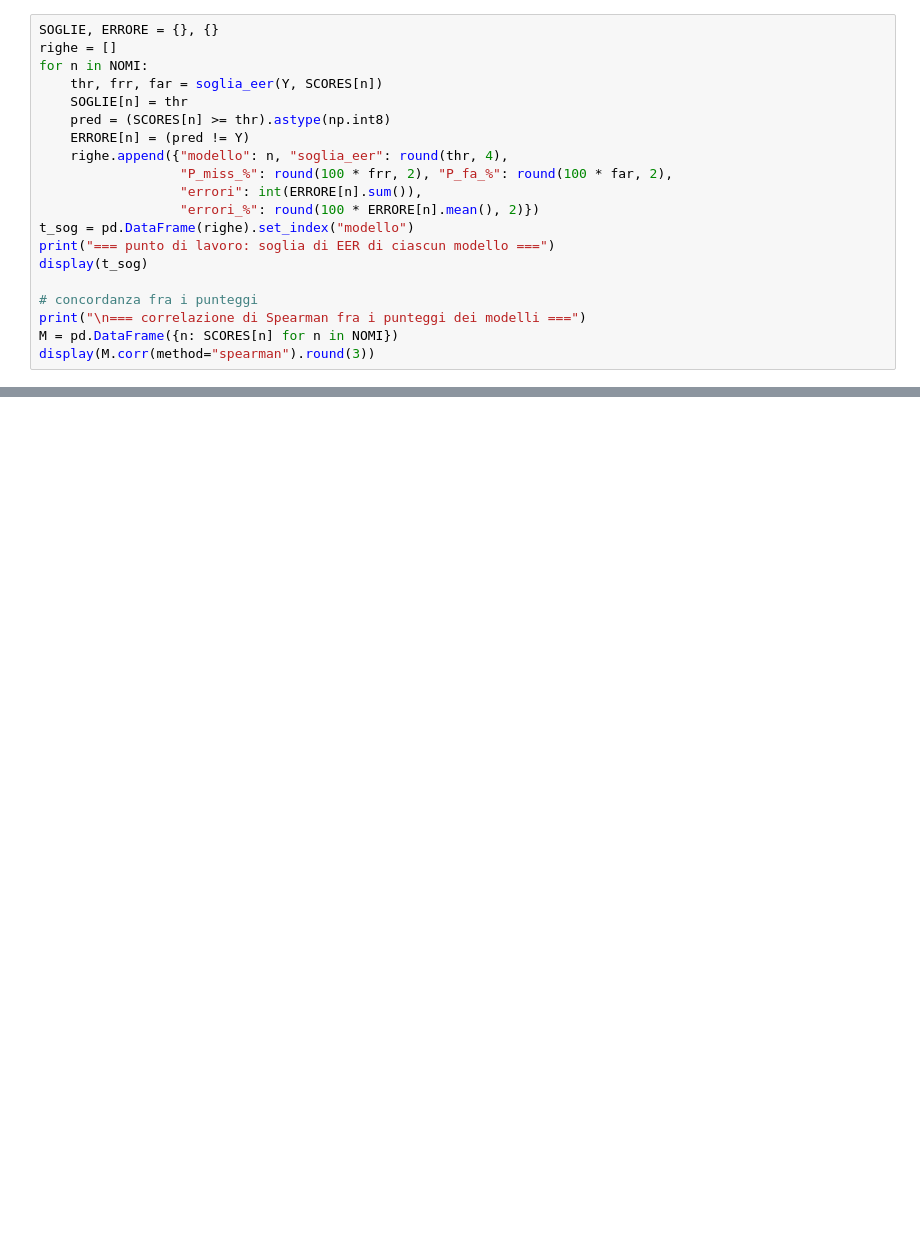
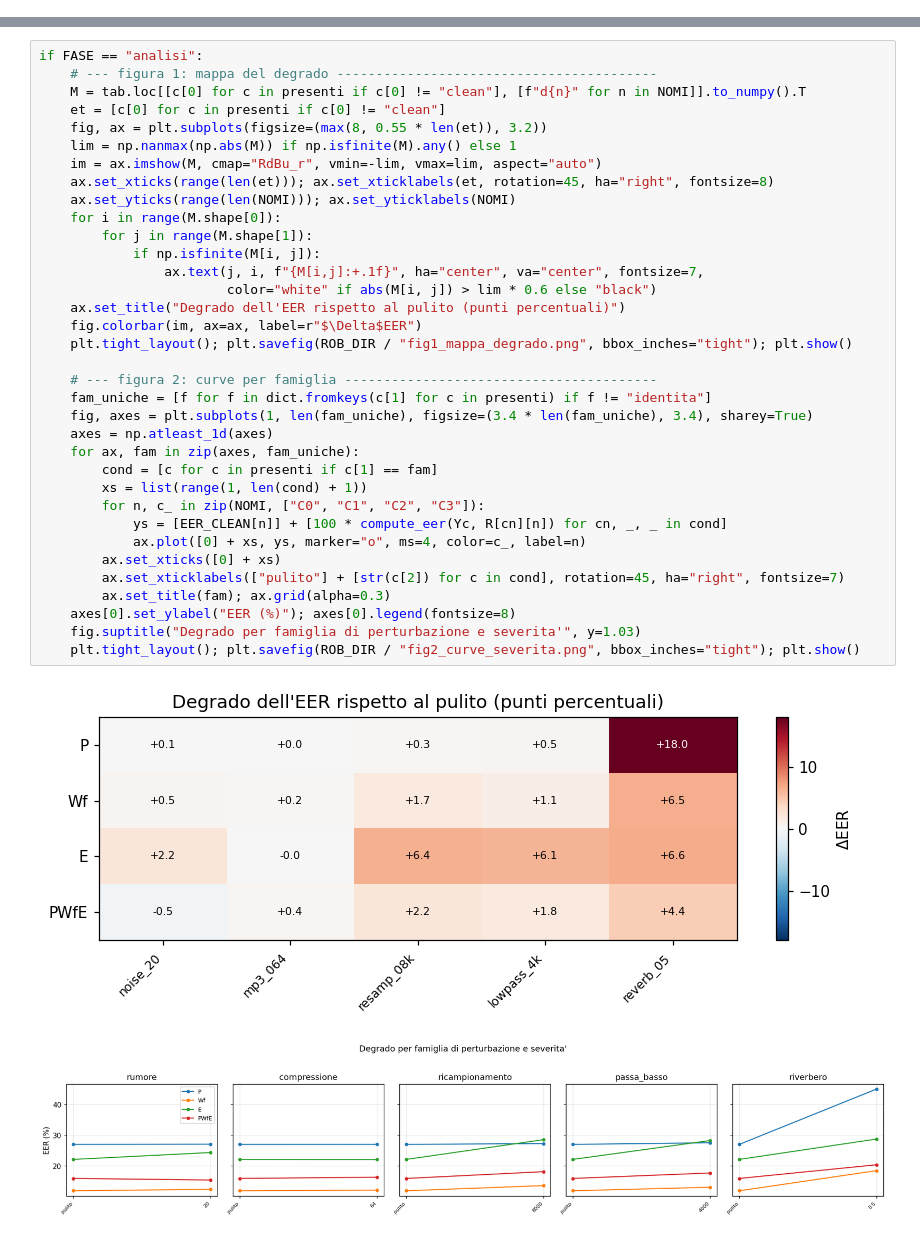
Before and after one commit to angelopaldino/DeepFake-audio-detection, a Jupyter notebook: Notebook/XAI/deepfakedetection.ipynb, the cells around one changed output, grey strips where cells are left out. Saved outputs shown, nothing was run; the diff lists cells and outputs as text; blank space fills up the shorter version.

```diff
--- a/Notebook/XAI/deepfakedetection.ipynb
+++ b/Notebook/XAI/deepfakedetection.ipynb
@@ -934,20 +0,0 @@ plt.show()
-# %%
-SOGLIE, ERRORE = {}, {}
-righe = []
-for n in NOMI:
-    thr, frr, far = soglia_eer(Y, SCORES[n])
-    SOGLIE[n] = thr
-    pred = (SCORES[n] >= thr).astype(np.int8)
-    ERRORE[n] = (pred != Y)
-    righe.append({"modello": n, "soglia_eer": round(thr, 4),
-                  "P_miss_%": round(100 * frr, 2), "P_fa_%": round(100 * far, 2),
-                  "errori": int(ERRORE[n].sum()),
-                  "errori_%": round(100 * ERRORE[n].mean(), 2)})
-t_sog = pd.DataFrame(righe).set_index("modello")
-print("=== punto di lavoro: soglia di EER di ciascun modello ===")
-display(t_sog)
-
-# concordanza fra i punteggi
-print("\n=== correlazione di Spearman fra i punteggi dei modelli ===")
-M = pd.DataFrame({n: SCORES[n] for n in NOMI})
-display(M.corr(method="spearman").round(3))
@@ -1468,0 +1048,38 @@ File prodotti:
+# %%
+if FASE == "analisi":
+    # --- figura 1: mappa del degrado -----------------------------------------
+    M = tab.loc[[c[0] for c in presenti if c[0] != "clean"], [f"d{n}" for n in NOMI]].to_numpy().T
+    et = [c[0] for c in presenti if c[0] != "clean"]
+    fig, ax = plt.subplots(figsize=(max(8, 0.55 * len(et)), 3.2))
+    lim = np.nanmax(np.abs(M)) if np.isfinite(M).any() else 1
+    im = ax.imshow(M, cmap="RdBu_r", vmin=-lim, vmax=lim, aspect="auto")
+    ax.set_xticks(range(len(et))); ax.set_xticklabels(et, rotation=45, ha="right", fontsize=8)
+    ax.set_yticks(range(len(NOMI))); ax.set_yticklabels(NOMI)
+    for i in range(M.shape[0]):
+        for j in range(M.shape[1]):
+            if np.isfinite(M[i, j]):
+                ax.text(j, i, f"{M[i,j]:+.1f}", ha="center", va="center", fontsize=7,
+                        color="white" if abs(M[i, j]) > lim * 0.6 else "black")
+    ax.set_title("Degrado dell'EER rispetto al pulito (punti percentuali)")
+    fig.colorbar(im, ax=ax, label=r"$\Delta$EER")
+    plt.tight_layout(); plt.savefig(ROB_DIR / "fig1_mappa_degrado.png", bbox_inches="tight"); plt.show()
+
+    # --- figura 2: curve per famiglia ----------------------------------------
+    fam_uniche = [f for f in dict.fromkeys(c[1] for c in presenti) if f != "identita"]
+    fig, axes = plt.subplots(1, len(fam_uniche), figsize=(3.4 * len(fam_uniche), 3.4), sharey=True)
+    axes = np.atleast_1d(axes)
+    for ax, fam in zip(axes, fam_uniche):
+        cond = [c for c in presenti if c[1] == fam]
+        xs = list(range(1, len(cond) + 1))
+        for n, c_ in zip(NOMI, ["C0", "C1", "C2", "C3"]):
+            ys = [EER_CLEAN[n]] + [100 * compute_eer(Yc, R[cn][n]) for cn, _, _ in cond]
+            ax.plot([0] + xs, ys, marker="o", ms=4, color=c_, label=n)
+        ax.set_xticks([0] + xs)
+        ax.set_xticklabels(["pulito"] + [str(c[2]) for c in cond], rotation=45, ha="right", fontsize=7)
+        ax.set_title(fam); ax.grid(alpha=0.3)
+    axes[0].set_ylabel("EER (%)"); axes[0].legend(fontsize=8)
+    fig.suptitle("Degrado per famiglia di perturbazione e severita'", y=1.03)
+    plt.tight_layout(); plt.savefig(ROB_DIR / "fig2_curve_severita.png", bbox_inches="tight"); plt.show()
+# %% [output]
+[figure, added]
+[figure, added]
```
Also changed, not shown: parts of 45 cells of this notebook.
